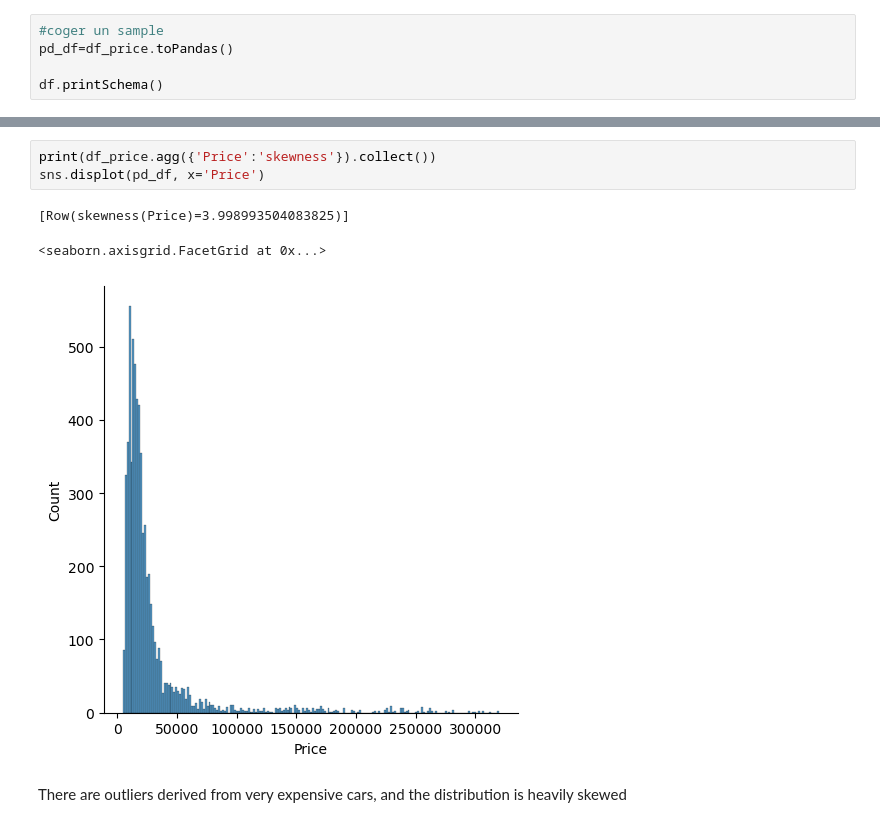
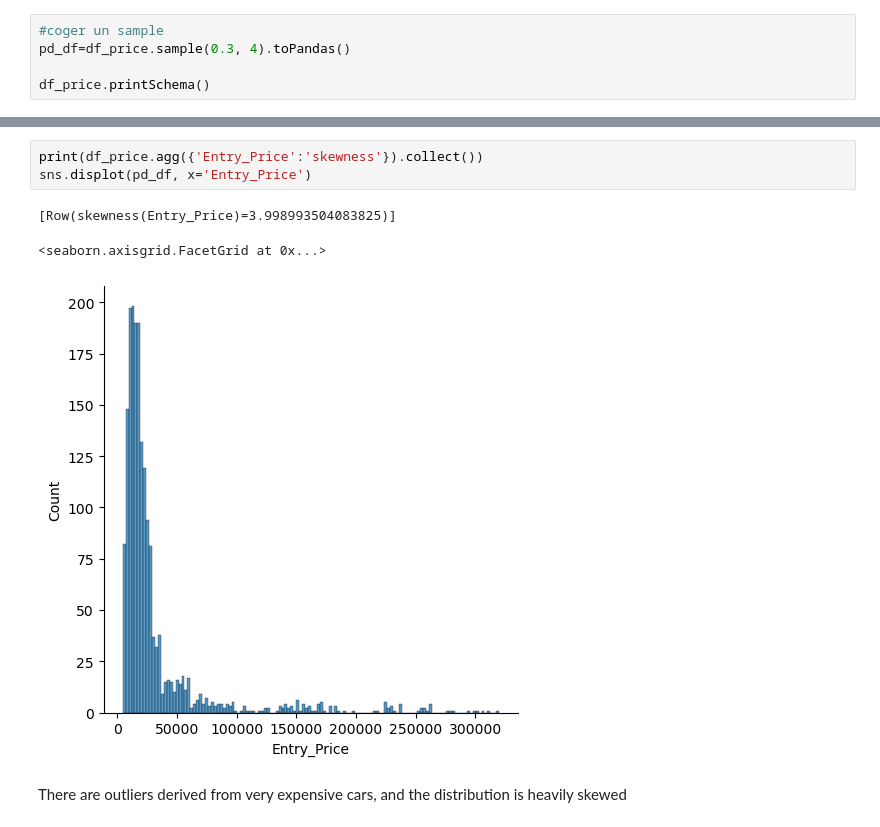
Before and after one commit to chemavilla/Spark, a Jupyter notebook: analysis.ipynb, the cells around one changed output, grey strips where cells are left out. Cells and saved outputs as stored; diff of their text form.

```diff
--- a/analysis.ipynb
+++ b/analysis.ipynb
@@ -19,6 +12,6 @@ To adjust logging level use sc.setLogLevel(newLevel). For SparkR, use setLogLeve
 # %%
 #coger un sample
-pd_df=df_price.toPandas()
+pd_df=df_price.sample(0.3, 4).toPandas()
 
-df.printSchema()
+df_price.printSchema()
 # %% [output]
@@ -49,9 +24,9 @@ CSV file: file:///home/chema/Documentos/GitHub/Spark/car_tables/Price_table.csv
 # %%
-print(df_price.agg({'Price':'skewness'}).collect())
-sns.displot(pd_df, x='Price')
+print(df_price.agg({'Entry_Price':'skewness'}).collect())
+sns.displot(pd_df, x='Entry_Price')
 # %% [output]
-[Row(skewness(Price)=3.998993504083825)]
+[Row(skewness(Entry_Price)=3.998993504083825)]
 <seaborn.axisgrid.FacetGrid at 0x...>
-[figure, old version]
+[figure, new version]
 # %% [markdown]
 There are outliers derived from very expensive cars, and the distribution is heavily skewed
```
Also changed, not shown: parts of 9 cells of this notebook, 3 other files.
